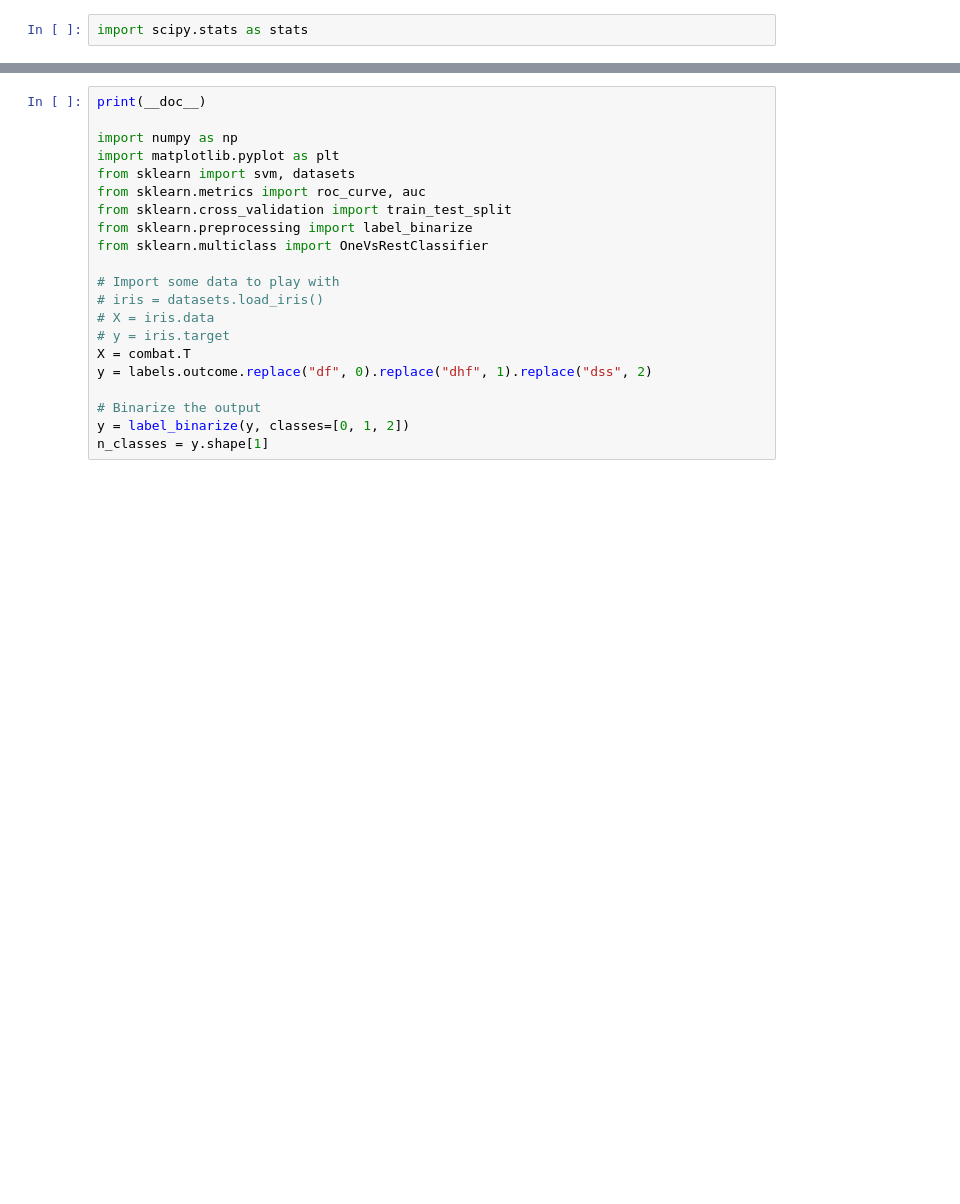
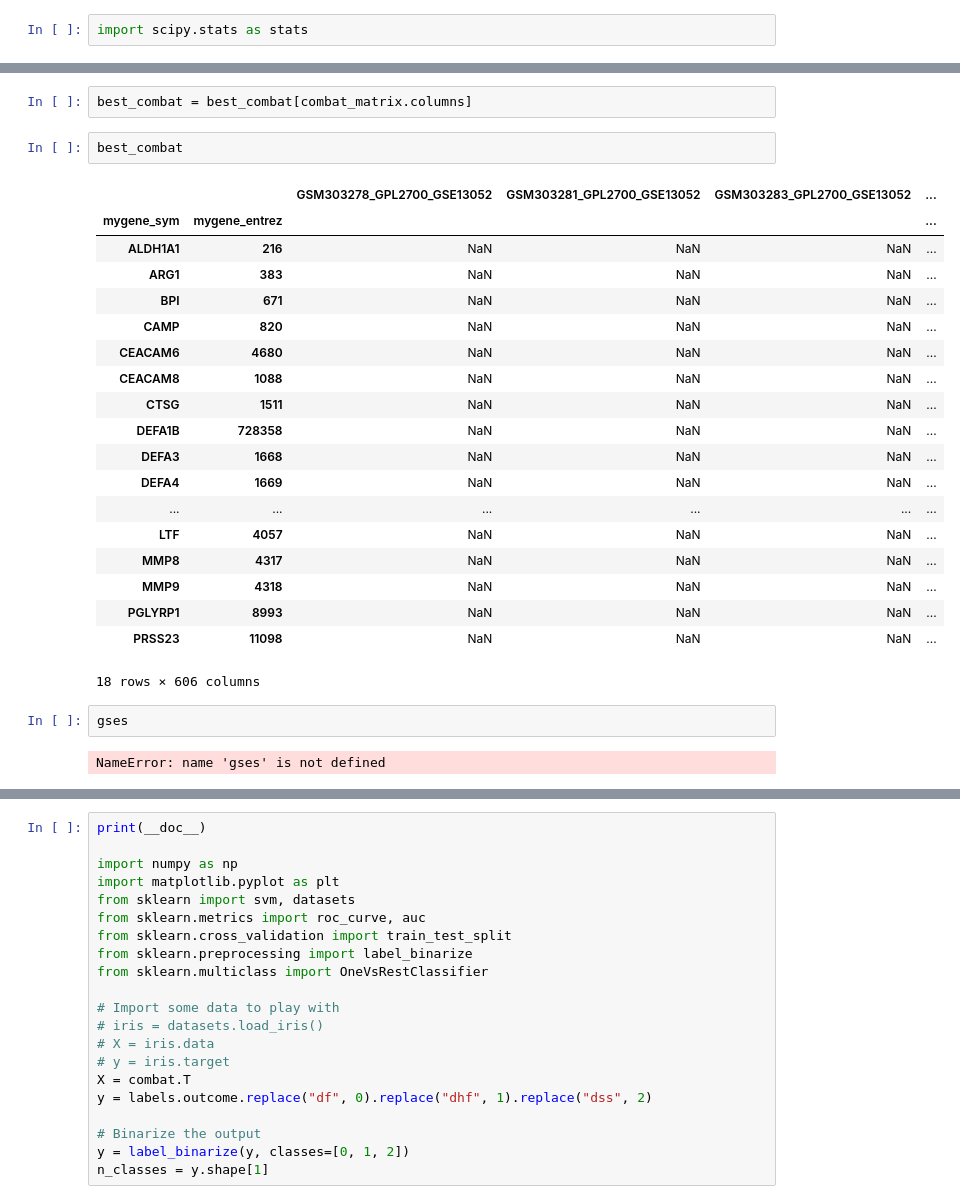
Before and after one commit to iDrDex/star_api, a Jupyter notebook: Acute_Dengue.ipynb, the cells around one changed output, grey strips where cells are left out. Cells and saved outputs as stored; diff of their text form; blank space fills up the shorter version.

```diff
--- a/Acute_Dengue.ipynb
+++ b/Acute_Dengue.ipynb
@@ -107,0 +98,28 @@ def getAnova(row):
+# %%
+best_combat = best_combat[combat_matrix.columns]
+# %%
+best_combat
+# %% [output]
+|  |  | GSM303278_GPL2700_GSE13052 | GSM303281_GPL2700_GSE13052 | GSM303283_GPL2700_GSE13052 | ... |
+| mygene_sym | mygene_entrez |  |  |  | ... |
+| ALDH1A1 | 216 | NaN | NaN | NaN | ... |
+| ARG1 | 383 | NaN | NaN | NaN | ... |
+| BPI | 671 | NaN | NaN | NaN | ... |
+| CAMP | 820 | NaN | NaN | NaN | ... |
+| CEACAM6 | 4680 | NaN | NaN | NaN | ... |
+| CEACAM8 | 1088 | NaN | NaN | NaN | ... |
+| CTSG | 1511 | NaN | NaN | NaN | ... |
+| DEFA1B | 728358 | NaN | NaN | NaN | ... |
+| DEFA3 | 1668 | NaN | NaN | NaN | ... |
+| DEFA4 | 1669 | NaN | NaN | NaN | ... |
+| ... | ... | ... | ... | ... | ... |
+| LTF | 4057 | NaN | NaN | NaN | ... |
+| MMP8 | 4317 | NaN | NaN | NaN | ... |
+| MMP9 | 4318 | NaN | NaN | NaN | ... |
+| PGLYRP1 | 8993 | NaN | NaN | NaN | ... |
+| PRSS23 | 11098 | NaN | NaN | NaN | ... |
+18 rows × 606 columns
+# %%
+gses
+# %% [output]
+NameError: name 'gses' is not defined
```
Also changed, not shown: parts of 19 cells of this notebook, 4 other files.
